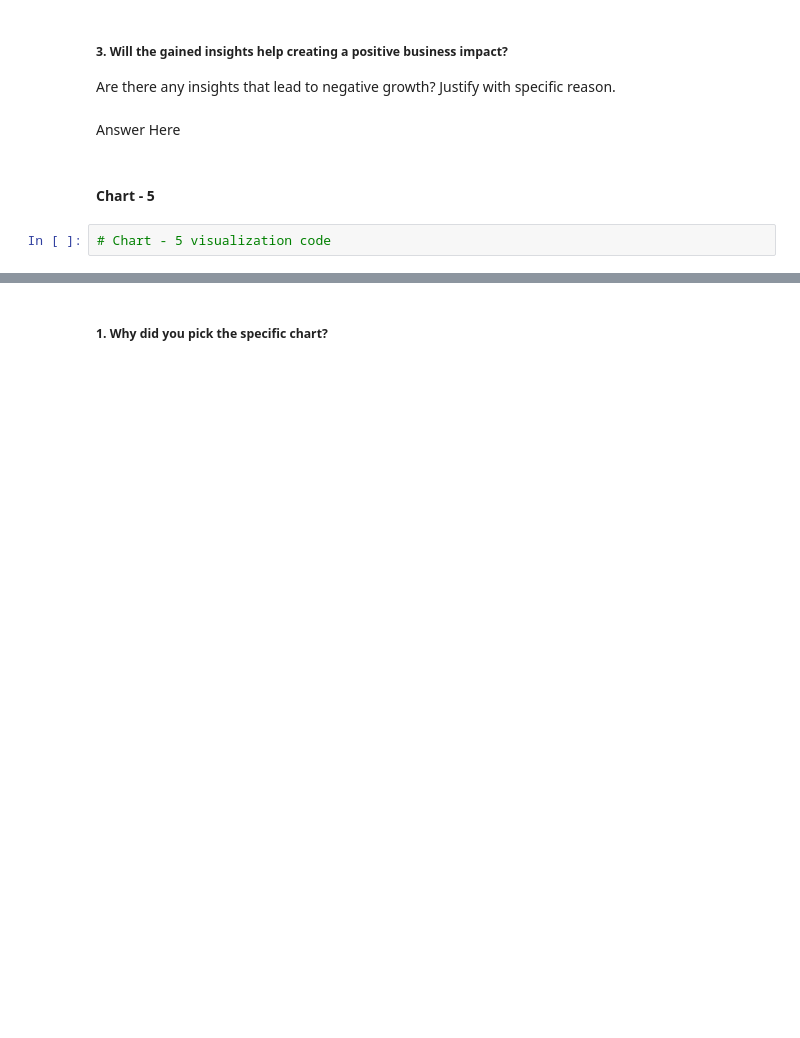
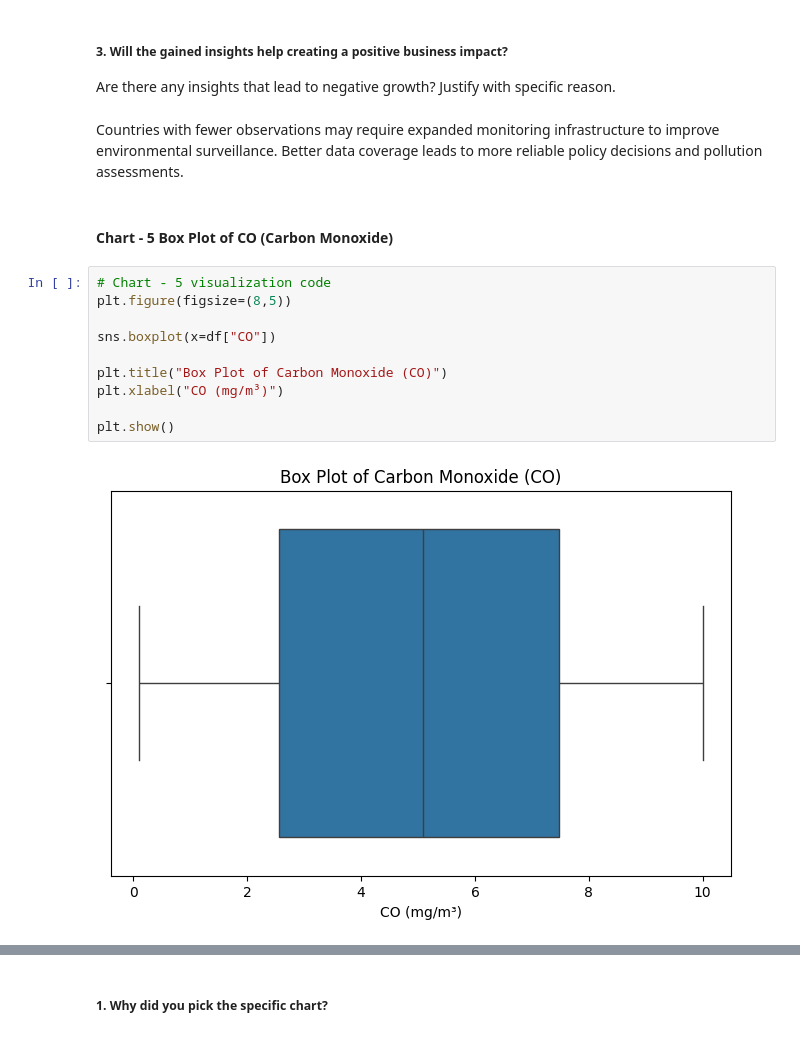
Before and after one commit to naunyalpragya/globalairquality, a Jupyter notebook: pragyanaunyal_Template.ipynb, the cells around one changed output, grey strips where cells are left out. Saved outputs shown, nothing was run; the diff lists cells and outputs as text; blank space fills up the shorter version.

```diff
--- a/pragyanaunyal_Template.ipynb
+++ b/pragyanaunyal_Template.ipynb
@@ -427,9 +443,19 @@ Answer Here
 # %% [markdown]
 ##### 3. Will the gained insights help creating a positive business impact?
 Are there any insights that lead to negative growth? Justify with specific reason.
-# %% [markdown]
-Answer Here
+# %% [markdown]
+Countries with fewer observations may require expanded monitoring infrastructure to improve environmental surveillance. Better data coverage leads to more reliable policy decisions and pollution assessments.
 # %% [markdown]
-#### Chart - 5
+#### Chart - 5  Box Plot of CO (Carbon Monoxide)
-# %%
-# Chart - 5 visualization code
+# %%
+# Chart - 5 visualization code
+plt.figure(figsize=(8,5))
+
+sns.boxplot(x=df["CO"])
+
+plt.title("Box Plot of Carbon Monoxide (CO)")
+plt.xlabel("CO (mg/m³)")
+
+plt.show()
+# %% [output]
+[figure, added]
```
Also changed, not shown: parts of 102 cells of this notebook.
